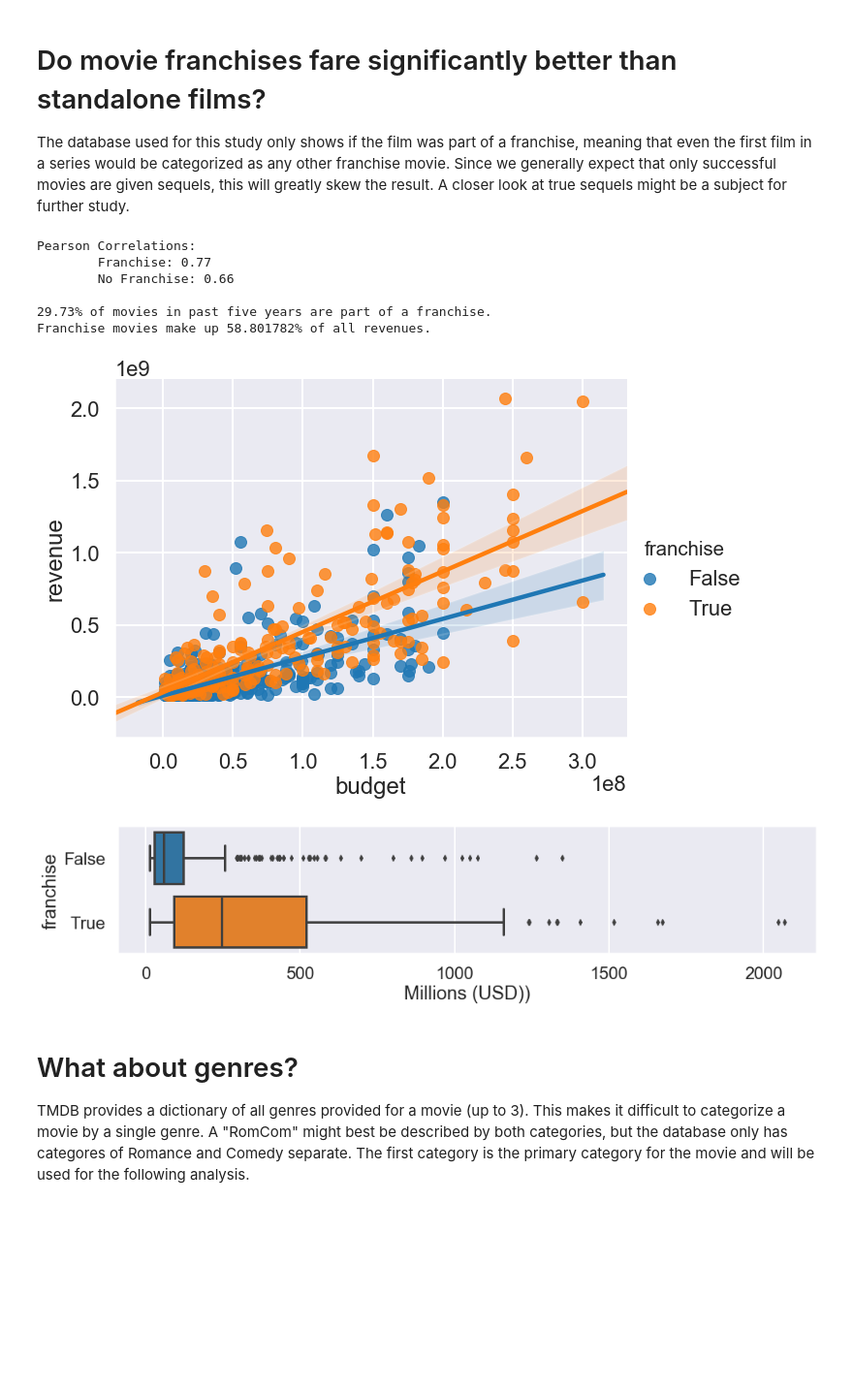
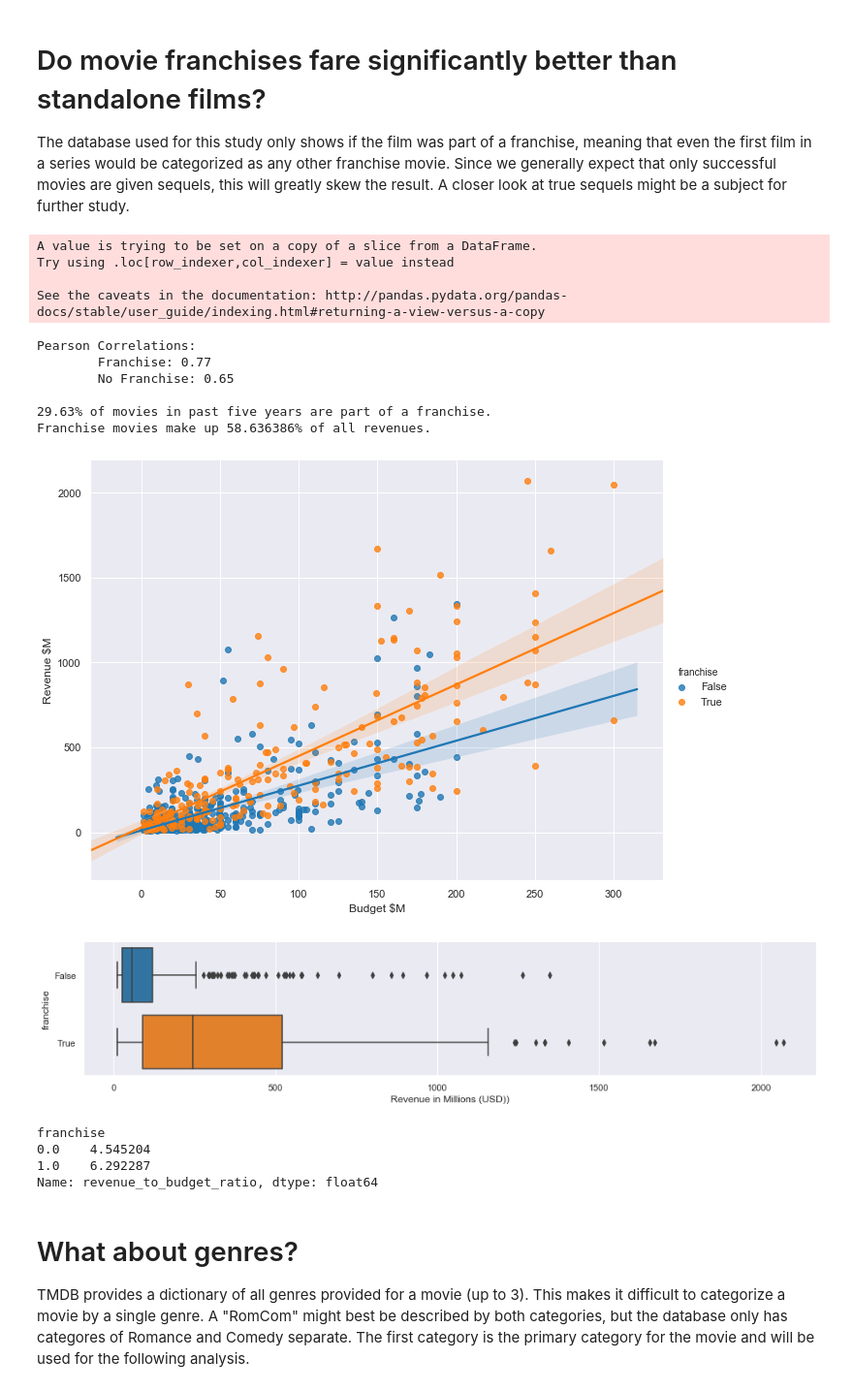
Before and after one commit to sciencelee/dsc-mod-1-project-v2-1-online-ds-sp-000, a Jupyter notebook: student.ipynb, the cells around one changed output. Shown at 97% size. Drawn from its saved outputs; the diff is of its cells as text; code cells hidden in the pictures; blank space fills up the shorter version.

```diff
--- a/student.ipynb
+++ b/student.ipynb
@@ -112,7 +112,9 @@ def movie_selection_query(n, start_year, end_year):
     print('-fetched all pages')
     return list_of_dicts[:n]
 
-sample_size = 100 # our actual sample will be 5000 films.  This is only for demonstration
+base_url = 'https://api.themoviedb.org/3/'
+
+sample_size = 5000 # our actual sample will be 5000 films.  This is only for demonstration
 start_year = 2010
 end_year = 2019
 all_my_movies = movie_selection_query(sample_size, start_year, end_year)
@@ -154,7 +156,7 @@ def fetch_all_movies(movie_ids, path):
     for movie in movie_ids:
         #Fetch Movie Data
         #print(movie, end=',')
-        #print('', end='.')
+        print('', end='.')
         movie_response = requests.get(base_url + 'movie/' + str(movie) + '?api_key=' +  api_key)
         #print(movie_response)
         all_movie_details.append(movie_response.json())
@@ -182,7 +184,6 @@ else:
     df = pd.DataFrame(all_movie_details)
     output_file = os.path.join(path,'tmdb-movies.csv')
     df.to_csv(output_file, index=False)
-    all_movie_details = fetch_all_movies(movie_ids, path)
     # After running the query, change load_from_file to True
 
 
@@ -222,7 +223,8 @@ We also convert the 'release_date' column to datetime objects so we can work wit
 # %%
 # df.isna().sum()  # found some without id, runtime, release_date.
 
-df.dropna(subset=['id', 'runtime', 'release_date', 'imdb_id'], inplace=True)  # Eliminates 28 entries
+#df.dropna(subset=['id', 'runtime', 'release_date'], inplace=True)  # Eliminates 28 entries
+df_clean.describe()
 
 # We choose to drop the columns that are not necessary for our study.
 df_clean = df.drop(['adult', 'backdrop_path', 'homepage', 'video', 'status_code', 'status_message',
@@ -234,5 +236,6 @@ df_clean['release_date'] = datetimes
 
 df_clean.isna().sum()
 df_clean.info()  # this results in no NaN values, and a loss of only 28 entries
+df_clean.describe()
 # %% [output]
 <class 'pandas.core.frame.DataFrame'>
@@ -598,55 +630,77 @@ from scipy import stats
 
 
 #print(df5['belongs_to_collection'].isna())
-df5.loc[:, ['franchise']] = df['belongs_to_collection'].notna()
+df5['franchise'] = df['belongs_to_collection'].notna()
+
 
 #slope, intercept, r_value, p_value, std_err = stats.linregress(df5['budget'],df5['revenue'])
 #print("Slope:", slope)
 
-ax = sns.lmplot(x="budget",
+# sns.lmplot returns a FacetGrid
+fgrid = sns.lmplot(x="budget",
                 y="revenue",
                 hue="franchise",
                 data=df5,
                 height=7,
-                aspect=1.3,
+                aspect=1.3
               )
+
+
+
+ax = fgrid.axes[0,0] # FacetGrid has axes we can talk to
 
 # add Pearson
 pval_yes = df5.loc[df5['franchise']==True, ['budget', 'revenue']].corr(method ='pearson').iloc[0,1]
 pval_no = df5.loc[df5['franchise']==False, ['budget', 'revenue']].corr(method ='pearson').iloc[0,1]
 print("Pearson Correlations:\n\tFranchise: {:.2f}\n\tNo Franchise: {:.2f}".format(pval_yes, pval_no))
 
 xlabels = ['{:d}'.format(int(x/1000000)) for x in ax.get_xticks()]
 ax.set_xticklabels(xlabels)
-ax.set(xlabel="Millions (USD))")
+ylabels = ['{:d}'.format(int(y/1000000)) for y in ax.get_yticks()]
+ax.set_yticklabels(ylabels)
+
+ax.set(xlabel='Budget $M', ylabel='Revenue $M')
 
 
 # percentage of movies that are franchises
 print()
 print("{:.2%} of movies in past five years are part of a franchise.".format(df5['franchise'].sum() / len(df5)))
 
 
 df_sequels = df5.loc[:, ['franchise', 'revenue']]
 
 plt.figure(figsize=(16,3))
 ax = sns.boxplot(data=df_sequels, x='revenue', y='franchise', orient='h')
 
 xlabels = ['{:d}'.format(int(x/1000000)) for x in ax.get_xticks()]
 ax.set_xticklabels(xlabels)
-ax.set(xlabel="Millions (USD))")
+ax.set(xlabel="Revenue in Millions (USD))")
 
 # sequels share of market
 sequel_revenue_share = df5.loc[df5['franchise']==True]['revenue'].sum() / df5['revenue'].sum()
 print("Franchise movies make up {:%} of all revenues.".format(sequel_revenue_share))
 # %% [output]
-Pearson Correlations:
-        Franchise: 0.77
-        No Franchise: 0.66
+A value is trying to be set on a copy of a slice from a DataFrame.
+Try using .loc[row_indexer,col_indexer] = value instead
 
-29.73% of movies in past five years are part of a franchise.
-Franchise movies make up 58.801782% of all revenues.
+See the caveats in the documentation: http://pandas.pydata.org/pandas-docs/stable/user_guide/indexing.html#returning-a-view-versus-a-copy
+Pearson Correlations:
+        Franchise: 0.77
+        No Franchise: 0.65
+
+29.63% of movies in past five years are part of a franchise.
+Franchise movies make up 58.636386% of all revenues.
-[figure, old version]
+[figure, new version]
-[figure, old version]
+[figure, new version]
+# %%
+# What is the profitability of sequels.  So we can later compare to genres.
+
+df5.groupby(['franchise']).mean().sort_values('revenue_to_budget_ratio')['revenue_to_budget_ratio']
+# %% [output]
+franchise
+0.0    4.545204
+1.0    6.292287
+Name: revenue_to_budget_ratio, dtype: float64
 # %% [markdown]
 # What about genres?
 
```
Also changed, not shown: parts of 20 cells of this notebook, 1 other file.
